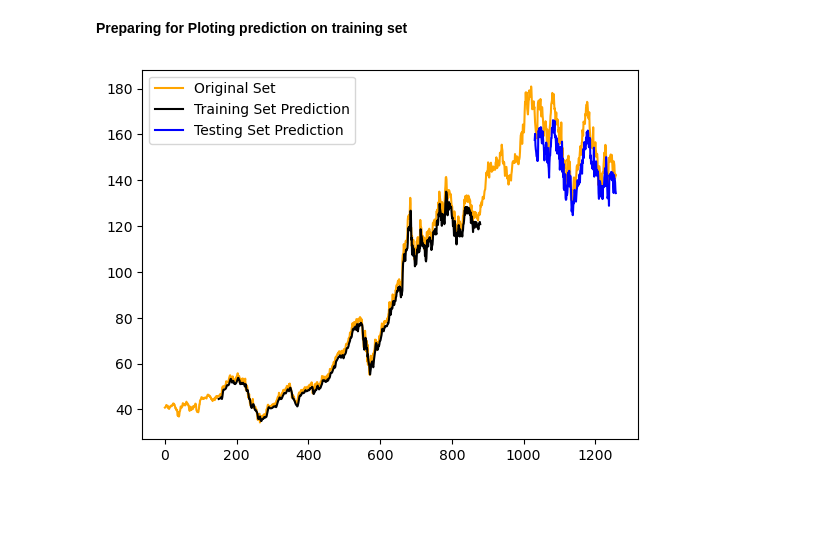
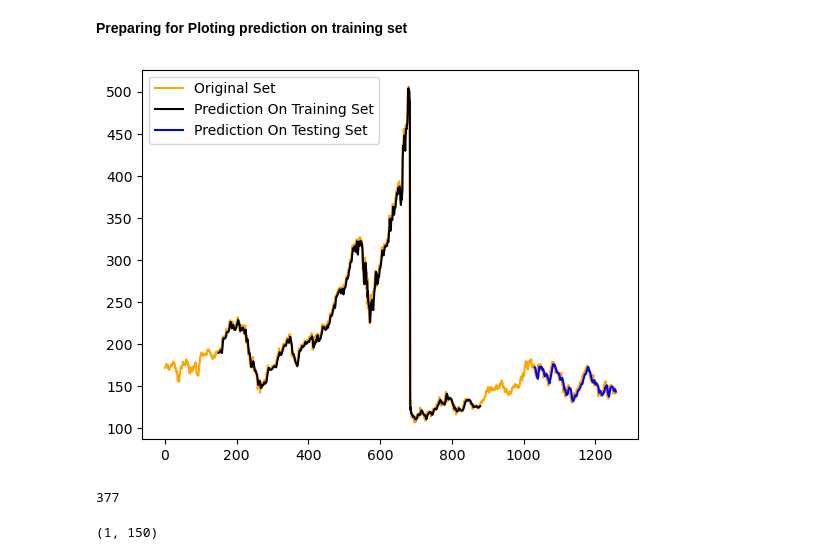
Before and after one commit to kamipakistan/NLP-Complete-Roadmap, a Jupyter notebook: 14_LSTM_Stock Price Prediction And Forecasting.ipynb, the cells around one changed output. Cells and saved outputs as stored; diff of their text form; code cells hidden in the pictures; blank space fills up the shorter version.

```diff
--- a/14_LSTM_Stock Price Prediction And Forecasting.ipynb
+++ b/14_LSTM_Stock Price Prediction And Forecasting.ipynb
@@ -105,7 +108,3 @@ scaler = MinMaxScaler(feature_range = (0, 1))
-# %%
-# applying scalling
-XtrianScaled = scaler.fit_transform(np.array(Xtrian).reshape(-1, 1))
-XvalScaled = scaler.transform(np.array(Xval).reshape(-1, 1))
 # %%
 def dataSetCreater(dataset, timeStamp):
     X = [] # Feature matrix
@@ -118,8 +117,8 @@ def dataSetCreater(dataset, timeStamp):
     return np.array(X), np.array(y)
 # %%
 # Splitting the data into training, testing, and validation
-X_train, y_train = dataSetCreater(XtrianScaled, timeStamp=150)
-X_val, y_val = dataSetCreater(XvalScaled, timeStamp=150)
+X_train, y_train = dataSetCreater(Xtrian, timeStamp=150)
+X_val, y_val = dataSetCreater(Xval, timeStamp=150)
 # %%
 X_train.shape, y_train.shape
 # %% [output]
@@ -226,7 +238,7 @@ trainingPredPlot = np.empty_like(X)
 trainingPredPlot[:] = np.nan
 
 # Shipting the training prediction 150 time stamp and assigning training prediction values to this phase
-trainingPredPlot[stamp:len(y_trainPred)+stamp] = y_trainPred.reshape(1, -1)
+trainingPredPlot[stamp:len(y_trainPred)+stamp] = y_trainPred
 
 # empty array shape
 print(f"Empty array shape: {trainingPredPlot.shape}")
@@ -247,13 +259,25 @@ print(len(y_trainPred))
 # %%
 testingPredPlot = np.empty_like(X)
 testingPredPlot[:] = np.nan
-testingPredPlot[len(y_trainPred)+(stamp*2)+1:] = y_valPred.reshape(1, -1)
+testingPredPlot[len(y_trainPred)+(stamp*2)+1:] = y_valPred
 # %%
 # plot baseline and predictions
-plt.plot(X, label = "Original Set", color = "orange")
-plt.plot(trainingPredPlot, label = "Training Set Prediction", color = "black")
-plt.plot(testingPredPlot, label = "Testing Set Prediction", color = "blue")
+plt.plot(scaler.inverse_transform(X), label = "Original Set", color = "orange")
+plt.plot(trainingPredPlot, label = "Prediction On Training Set", color = "black")
+plt.plot(testingPredPlot, label = "Prediction On Testing Set", color = "blue")
 plt.legend()
 plt.show()
 # %% [output]
-[figure, old version]
+[figure, new version]
+# %%
+# length of test set
+len(Xval)
+# %% [output]
+377
+# %%
+# As we have trained the model on 150 time stamp
+# so we will pass the last 150 values to the model to predict on
+x_input = np.array(Xval[227:]).reshape(1, -1)
+x_input.shape
+# %% [output]
+(1, 150)
```
Also changed, not shown: parts of 27 cells of this notebook.
